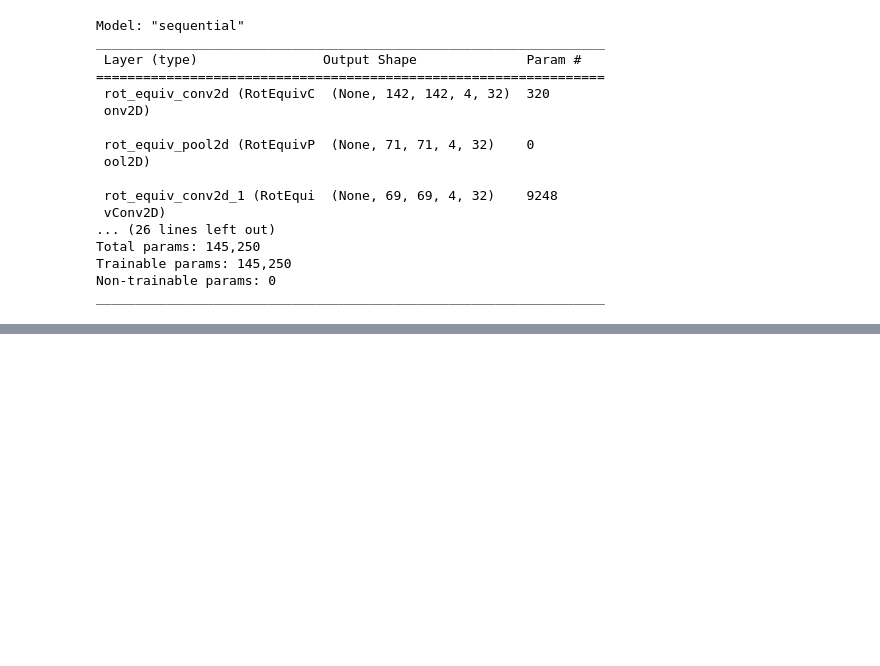
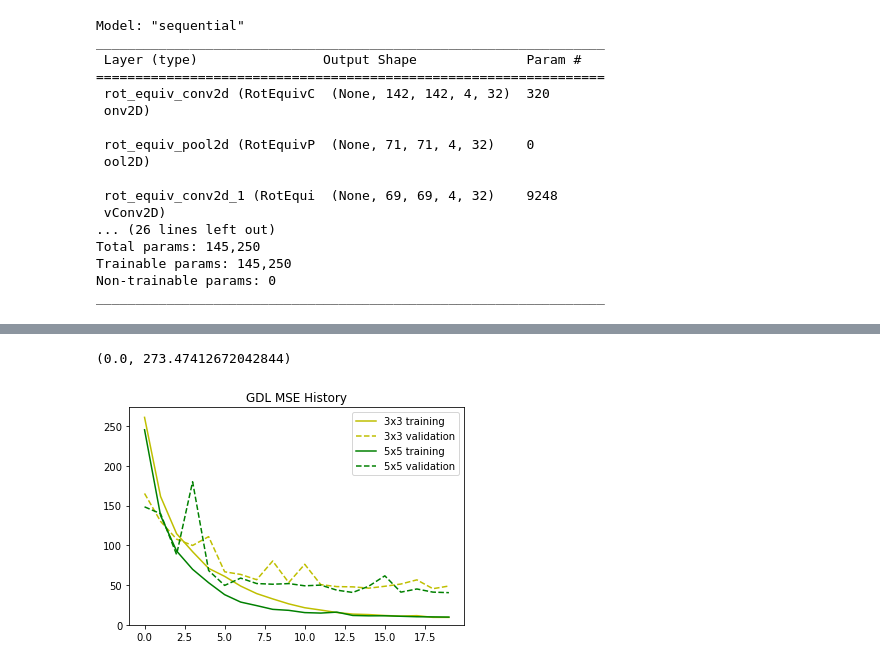
Before and after one commit to zyjux/gdl-storm-mode, a Jupyter notebook: notebooks/rot_inv_CNN_3v5_filters.ipynb, the cells around one changed output, grey strips where cells are left out. Drawn from its saved outputs; the diff is of its cells as text; code cells hidden in the pictures; blank space fills up the shorter version.

```diff
--- a/notebooks/rot_inv_CNN_3v5_filters.ipynb
+++ b/notebooks/rot_inv_CNN_3v5_filters.ipynb
@@ -273,10 +401,13 @@ ax.set_ylim(bottom=0)
 # %%
-a = plt.plot(gdl3_history.history['mse'], 'b', label='3x3 training')
-b = plt.plot(gdl3_history.history['val_mse'], 'b--', label='3x3 validation')
-c = plt.plot(gdl5_history.history['mse'], 'g', label='5x5 training')
-d = plt.plot(gdl5_history.history['val_mse'], 'g--', label='5x5 validation')
+a = plt.plot(gdl3_history.history['loss'], 'y', label='3x3 training')
+b = plt.plot(gdl3_history.history['val_loss'], 'y--', label='3x3 validation')
+c = plt.plot(gdl5_history.history['loss'], 'g', label='5x5 training')
+d = plt.plot(gdl5_history.history['val_loss'], 'g--', label='5x5 validation')
 plt.legend()
 plt.title("GDL MSE History")
 ax = plt.gca()
 ax.set_ylim(bottom=0)
+# %% [output]
+(0.0, 273.47412672042844)
+[figure, added]
 # %%
```
Also changed, not shown: parts of 15 cells of this notebook.
